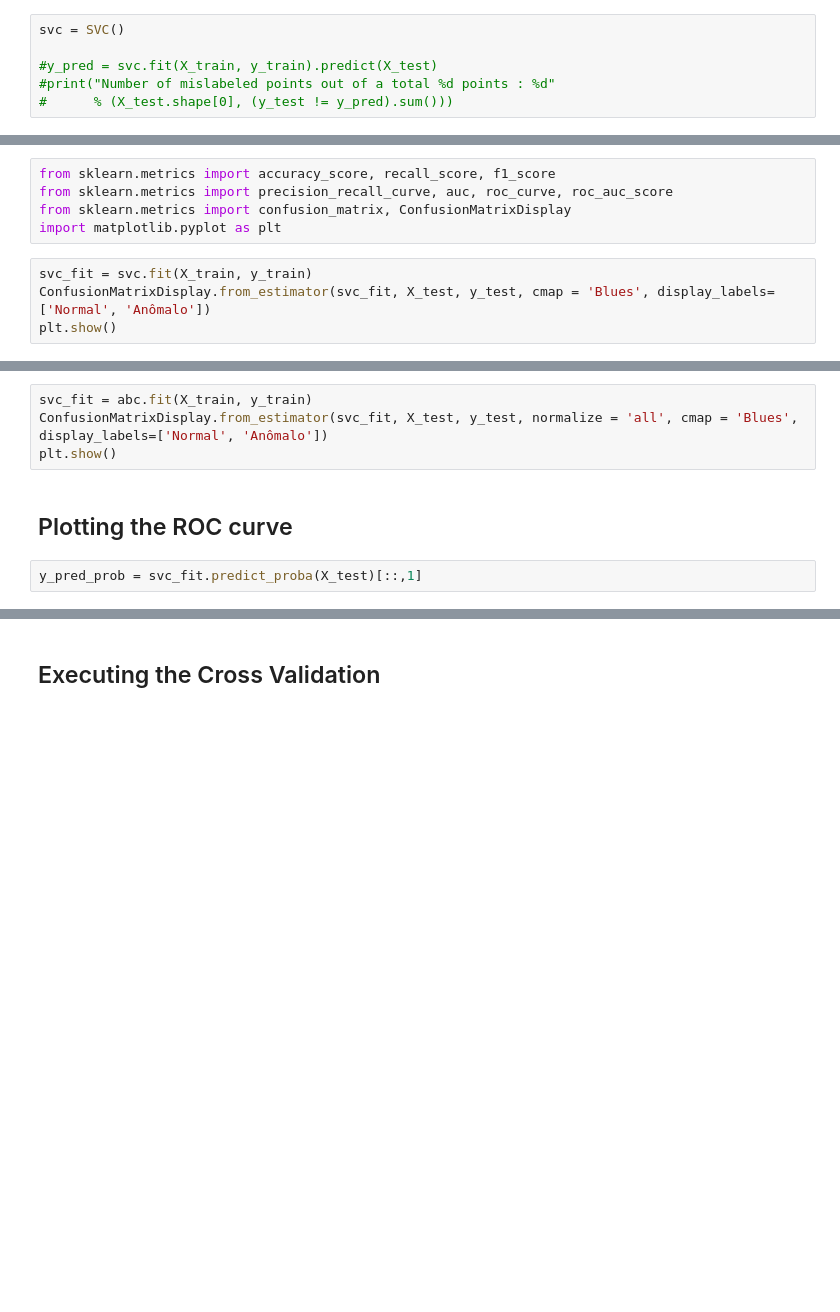
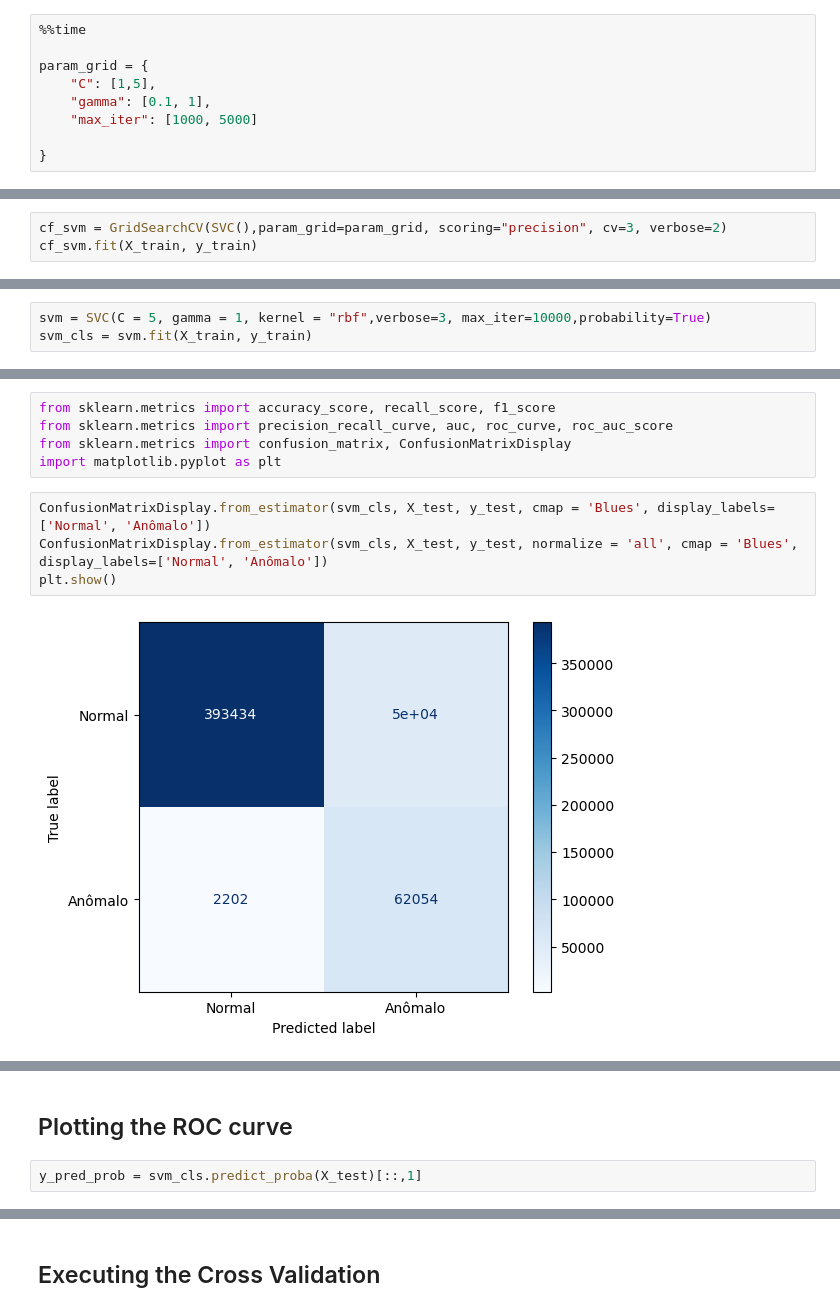
Before and after one commit to Felipe-Sato/python-machine-learning, a Jupyter notebook: 2.Algorithms/23 SVM ML.ipynb, the cells around one changed output, grey strips where cells are left out. Saved outputs shown, nothing was run; the diff lists cells and outputs as text; blank space fills up the shorter version.

Commit message:
Update 23 SVM ML.ipynb
Implemented GridSearch to speed up the training time of the algorithm

```diff
--- a/2.Algorithms/23 SVM ML.ipynb
+++ b/2.Algorithms/23 SVM ML.ipynb
@@ -18,8 +22,11 @@ X_train.shape, y_train.shape, X_test.shape, y_test.shape
 # %% [output]
 ((3549974, 7), (3549974,), (508003, 7), (508003,))
 # %%
-svc = SVC()
+%%time
 
-#y_pred = svc.fit(X_train, y_train).predict(X_test)
-#print("Number of mislabeled points out of a total %d points : %d"
-#      % (X_test.shape[0], (y_test != y_pred).sum()))
+param_grid = {
+    "C": [1,5],
+    "gamma": [0.1, 1],
+    "max_iter": [1000, 5000]
+
+}
@@ -25,0 +35,3 @@ svc = SVC()
+# %%
+cf_svm = GridSearchCV(SVC(),param_grid=param_grid, scoring="precision", cv=3, verbose=2)
+cf_svm.fit(X_train, y_train)
@@ -25,0 +69,3 @@ svc = SVC()
+# %%
+svm = SVC(C = 5, gamma = 1, kernel = "rbf",verbose=3, max_iter=10000,probability=True)
+svm_cls = svm.fit(X_train, y_train)
@@ -31,6 +79,8 @@ from sklearn.metrics import precision_recall_curve, auc, roc_curve, roc_auc_scor
 from sklearn.metrics import confusion_matrix, ConfusionMatrixDisplay
 import matplotlib.pyplot as plt
 # %%
-svc_fit = svc.fit(X_train, y_train)
-ConfusionMatrixDisplay.from_estimator(svc_fit, X_test, y_test, cmap = 'Blues', display_labels=['Normal', 'Anômalo'])
+ConfusionMatrixDisplay.from_estimator(svm_cls, X_test, y_test, cmap = 'Blues', display_labels=['Normal', 'Anômalo'])
+ConfusionMatrixDisplay.from_estimator(svm_cls, X_test, y_test, normalize = 'all', cmap = 'Blues', display_labels=['Normal', 'Anômalo'])
 plt.show()
+# %% [output]
+[figure, added]
@@ -37,11 +88,7 @@ plt.show()
-# %%
-svc_fit = abc.fit(X_train, y_train)
-ConfusionMatrixDisplay.from_estimator(svc_fit, X_test, y_test, normalize = 'all', cmap = 'Blues', display_labels=['Normal', 'Anômalo'])
-plt.show()
 # %% [markdown]
 ## Plotting the ROC curve
 # %%
-y_pred_prob = svc_fit.predict_proba(X_test)[::,1]
+y_pred_prob = svm_cls.predict_proba(X_test)[::,1]
 # %%
 fpr, tpr, _ = roc_curve(y_test,  y_pred_prob)
 auc = roc_auc_score(y_test, y_pred_prob)
```
Also changed, not shown: parts of 10 cells of this notebook.
